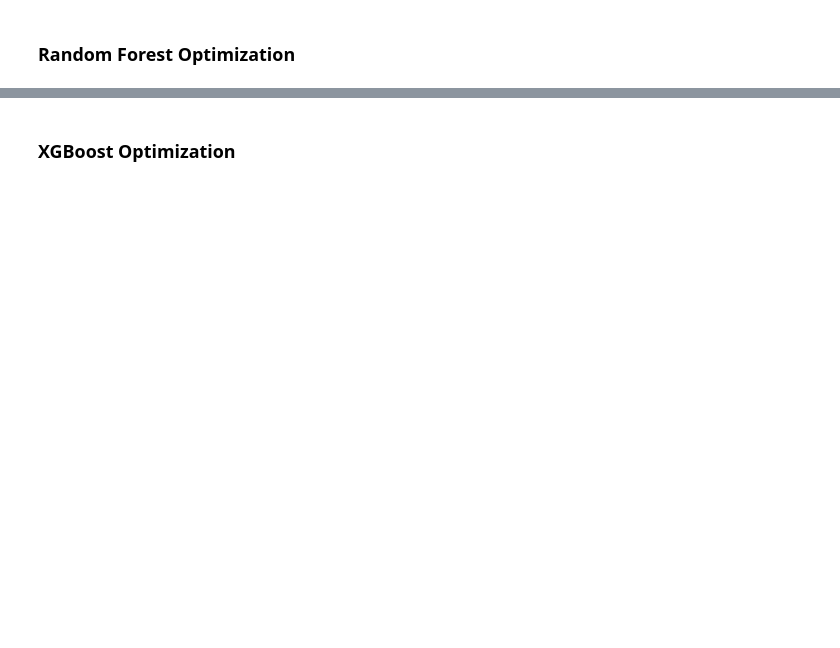
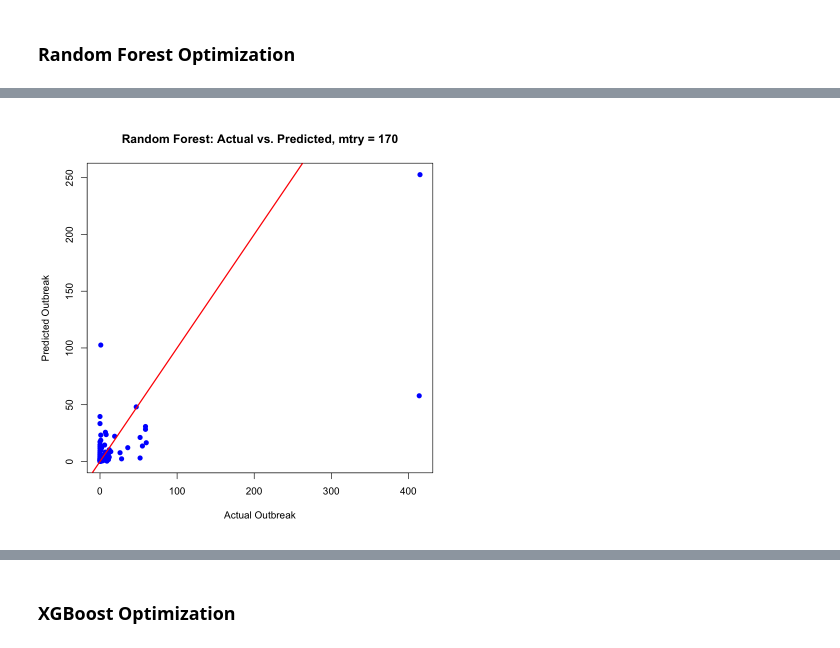
Before and after one commit to aichacamara/Measles-Outbreak-and-Public-Policy-Reluctance, a Jupyter notebook: 2026SU/regression_tree.ipynb, the cells around one changed output, grey strips where cells are left out. Saved outputs shown, nothing was run; the diff lists cells and outputs as text; code cells hidden in the pictures; blank space fills up the shorter version.

```diff
--- a/2026SU/regression_tree.ipynb
+++ b/2026SU/regression_tree.ipynb
@@ -330,14 +405,14 @@ A data.frame: 10 × 4
 ### Random Forest Optimization
 # %%
 results_rf <- data.frame()
+pred_plot_data_rf <- list()
 
 set.seed(100)
 for(m in mtrys){
-  fold_rmse       <- c()
-  fold_mae        <- c()
-  fold_r2         <- c()
-  all_actual      <- c()
-  all_predictions <- c()
+  fold_rmse <- c()
+  fold_mae  <- c()
+  fold_r2   <- c()
+  mtry_predictions <- data.frame()
 
   for(fold in folds){
     fold_train <- train_balanced[-fold, ]
@@ -352,21 +427,41 @@ for(m in mtrys){
     predictions   <- predict(rf, newdata = fold_test)
     actual_values <- fold_test$outbreak
 
-    fold_rmse       <- c(fold_rmse, sqrt(mean((actual_values - predictions)^2)))
-    fold_mae        <- c(fold_mae,  mean(abs(actual_values - predictions)))
+    mtry_predictions <- rbind(mtry_predictions, data.frame(
+      actual = actual_values,
+      predicted = predictions
+    ))
+
+    fold_rmse <- c(fold_rmse, sqrt(mean((actual_values - predictions)^2)))
+    fold_mae  <- c(fold_mae, mean(abs(actual_values - predictions)))
+
     rss     <- sum((actual_values - predictions)^2)
     tss     <- sum((actual_values - mean(actual_values))^2)
     fold_r2 <- c(fold_r2, 1 - (rss / tss))
   }
 
+  pred_plot_data_rf[[as.character(m)]] <- mtry_predictions
+
   results_rf <- rbind(results_rf, data.frame(
     mtry = m,
     RMSE = mean(fold_rmse, na.rm = TRUE),
     MAE  = mean(fold_mae,  na.rm = TRUE),
-    R2   = mean(fold_r2, na.rm = TRUE)
+    R2   = mean(fold_r2,   na.rm = TRUE)
   ))
 }
 
 best_rf <- results_rf[which.max(results_rf$R2), ]
 print(best_rf)
+
+best_mtry <- best_rf$mtry[1]
+best_plot_data_rf <- pred_plot_data_rf[[as.character(best_mtry)]]
+
+plot(best_plot_data_rf$actual, best_plot_data_rf$predicted,
+     main = paste("Random Forest: Actual vs. Predicted, mtry =", best_mtry),
+     xlab = "Actual Outbreak",
+     ylab = "Predicted Outbreak",
+     pch = 19,
+     col = "blue")
+
+abline(0, 1, col = "red", lwd = 2)
 # %% [output]
@@ -374,0 +470 @@ print(best_rf)
+[figure, added]
```
Also changed, not shown: parts of 12 cells of this notebook.
